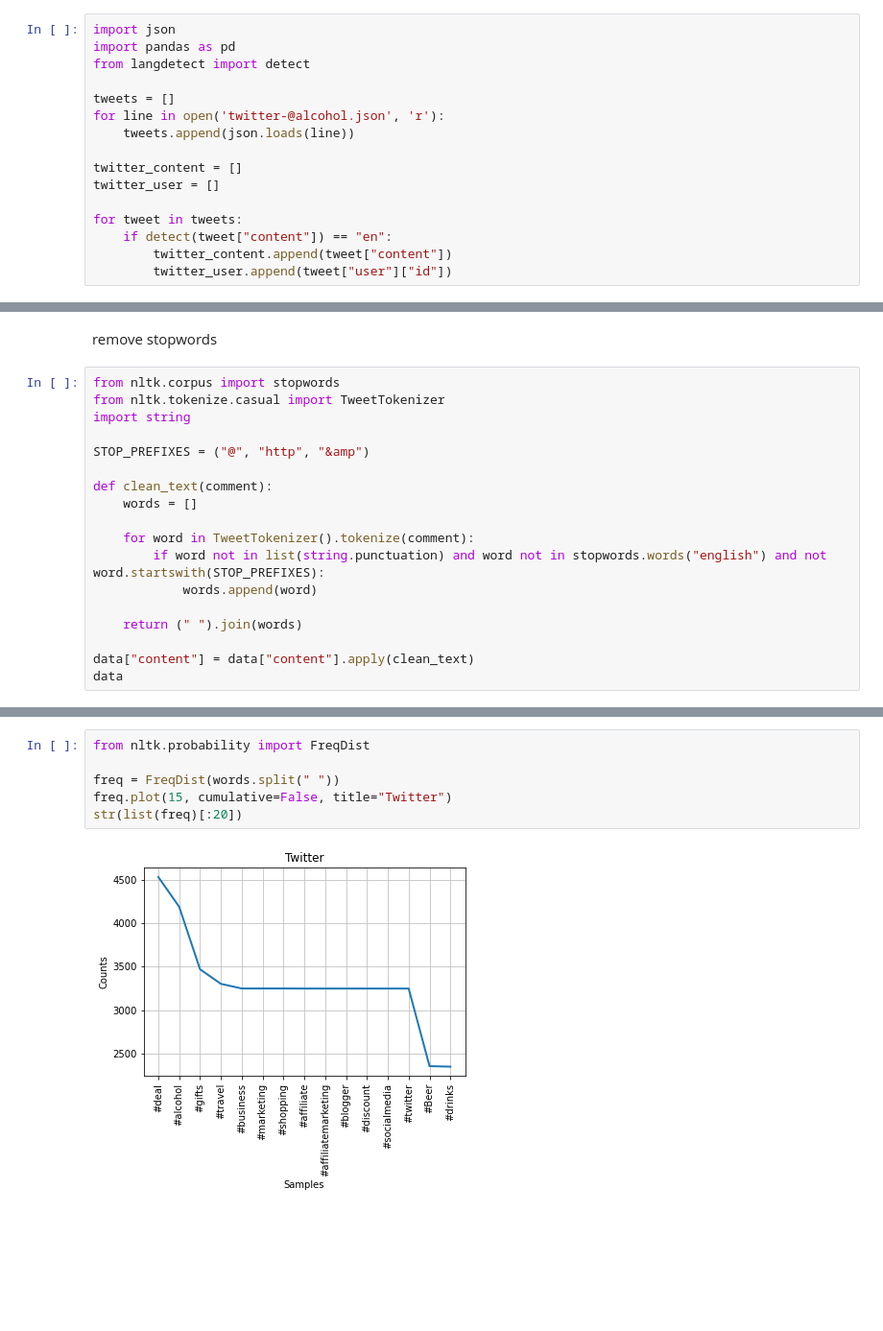
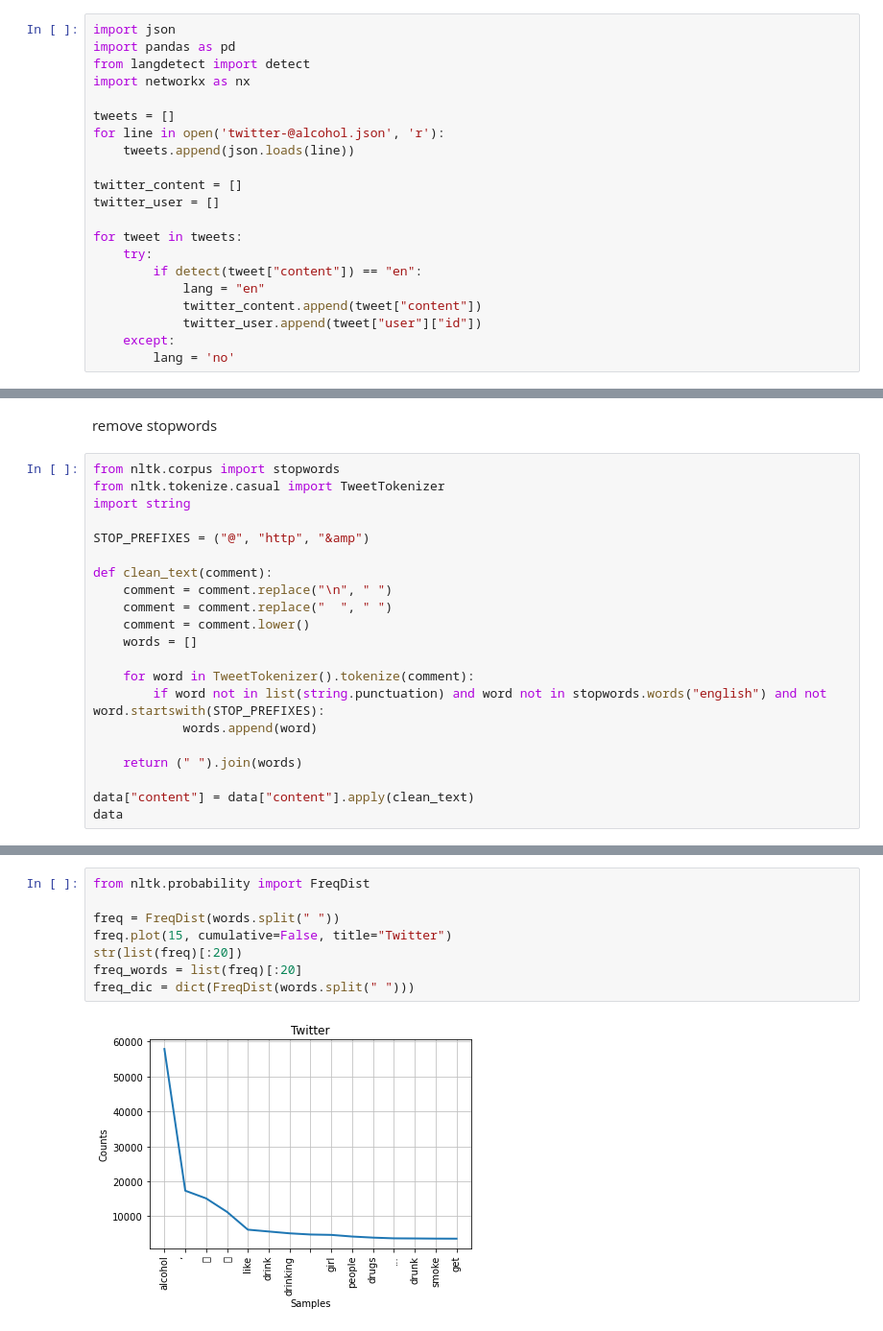
Before and after one commit to Coco-Jiachen-Yu/replication-materials-Coco-Jiachen-Yu, a Jupyter notebook: Analysis_Twitter.ipynb, the cells around one changed output, grey strips where cells are left out. Shown: that part at 96% size. Saved outputs shown, nothing was run; the diff lists cells and outputs as text; blank space fills up the shorter version.

```diff
--- a/Analysis_Twitter.ipynb
+++ b/Analysis_Twitter.ipynb
@@ -4,6 +4,7 @@
 import json
 import pandas as pd
 from langdetect import detect
+import networkx as nx
 
 tweets = []
 for line in open('twitter-@alcohol.json', 'r'):
@@ -13,9 +14,13 @@ twitter_content = []
 twitter_user = []
 
 for tweet in tweets:
-    if detect(tweet["content"]) == "en":
-        twitter_content.append(tweet["content"])
-        twitter_user.append(tweet["user"]["id"])
+    try:
+        if detect(tweet["content"]) == "en":
+            lang = "en"
+            twitter_content.append(tweet["content"])
+            twitter_user.append(tweet["user"]["id"])
+    except:
+        lang = 'no'
 # %%
 data = pd.DataFrame()
 data["content"] = twitter_content
@@ -45,6 +50,9 @@ import string
 STOP_PREFIXES = ("@", "http", "&amp")
 
 def clean_text(comment):
+    comment = comment.replace("\n", " ")
+    comment = comment.replace("  ", " ")
+    comment = comment.lower()
     words = []
 
     for word in TweetTokenizer().tokenize(comment):
@@ -84,8 +92,10 @@ Text(0.5, 1.0, 'Twitter')
 # %%
 from nltk.probability import FreqDist
 
 freq = FreqDist(words.split(" "))
 freq.plot(15, cumulative=False, title="Twitter")
 str(list(freq)[:20])
+freq_words = list(freq)[:20]
+freq_dic = dict(FreqDist(words.split(" ")))
 # %% [output]
-[figure, old version]
+[figure, new version]
```
Also changed, not shown: parts of 8 cells of this notebook, 2 other files.
